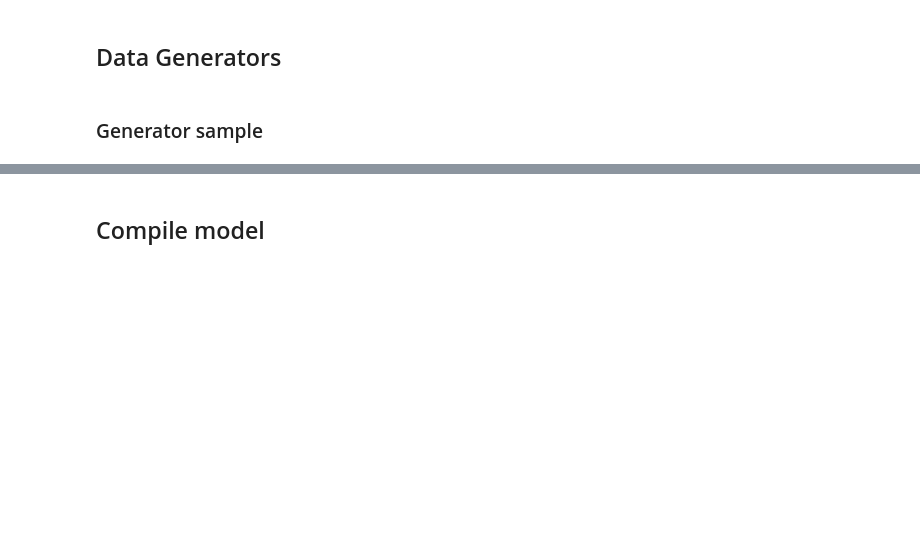
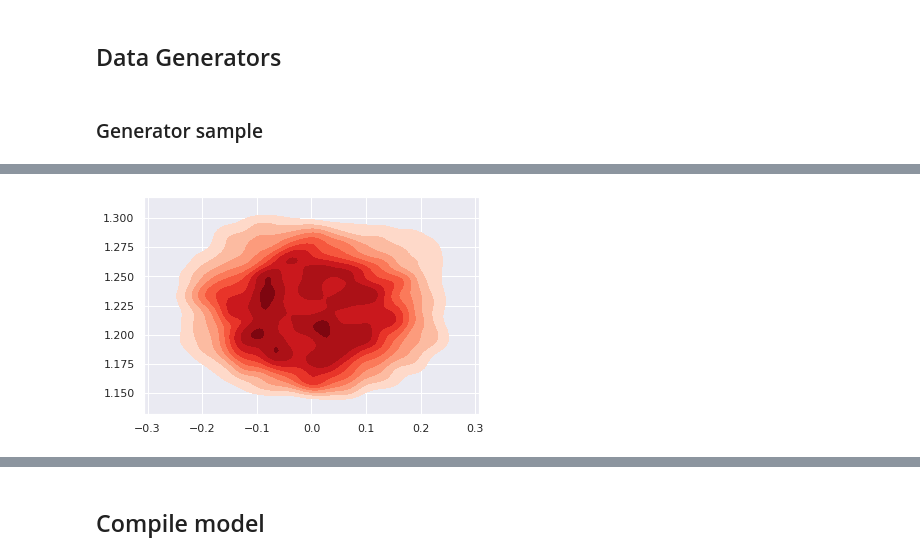
Before and after one commit to sborquez/gerumo, a Jupyter notebook: notebooks/train_model.ipynb, the cells around one changed output, grey strips where cells are left out. Cells and saved outputs as stored; diff of their text form; code cells hidden in the pictures; blank space fills up the shorter version.

```diff
--- a/notebooks/train_model.ipynb
+++ b/notebooks/train_model.ipynb
@@ -255,9 +255,21 @@ Target mode: lineal
 Target shape: (2,)
 # %%
 # Debug: Check if train dataset is loadable
+targets_train = []
 for i in tqdm(range(len(train_generator))):
-  _ = train_generator[i]
+    _ = train_generator[i]
+    targets_train.append(_[1])
 
-# Debug: Check if train dataset is loadable
+# Debug: Check if validation dataset is loadable
+targets_val = []
 for i in tqdm(range(len(validation_generator))):
-  _ = validation_generator[i]
+    _ = validation_generator[i]
+    targets_val.append(_[1])
+# %%
+import matplotlib.pyplot as plt
+import seaborn as sns; sns.set()
+
+ts = np.array(targets_train).reshape((-1, 2))
+sns.kdeplot(ts[:,1], ts[:,0], cmap="Reds", shade=True, shade_lowest=False);
+# %% [output]
+[figure, added]
```
Also changed, not shown: parts of 7 cells of this notebook, 6 other files.
